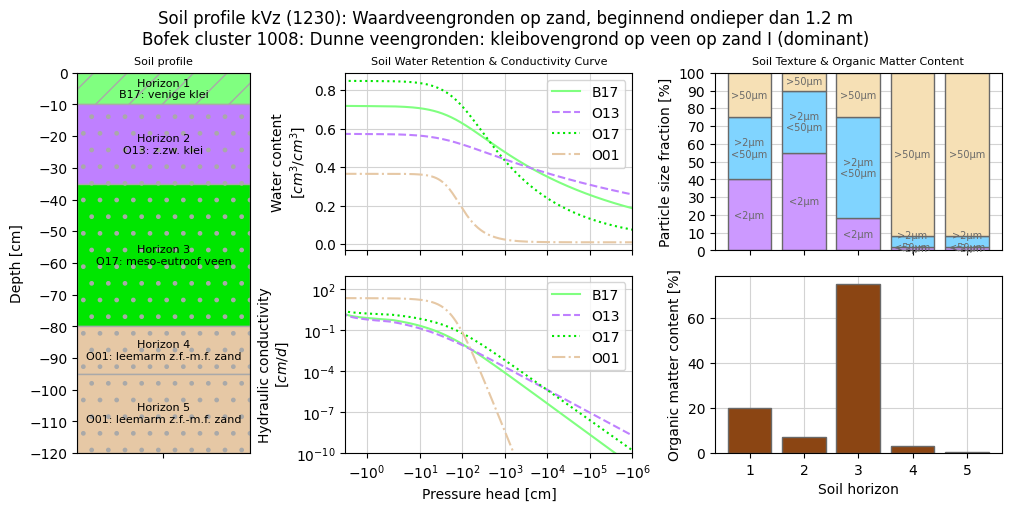
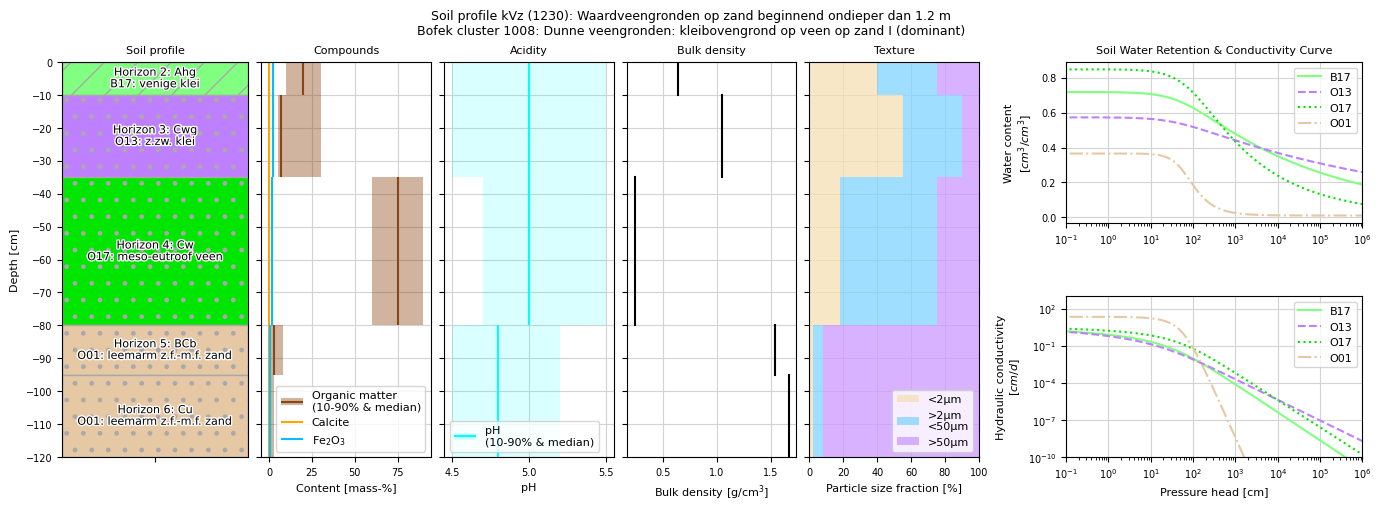
Code edit (unified diff) that turned the first committed figure into the second:
--- before
+++ after
@@ -1 +1 @@
-sp.plot()
+sp.plot();

Commit: fix: plot fontsize legend text